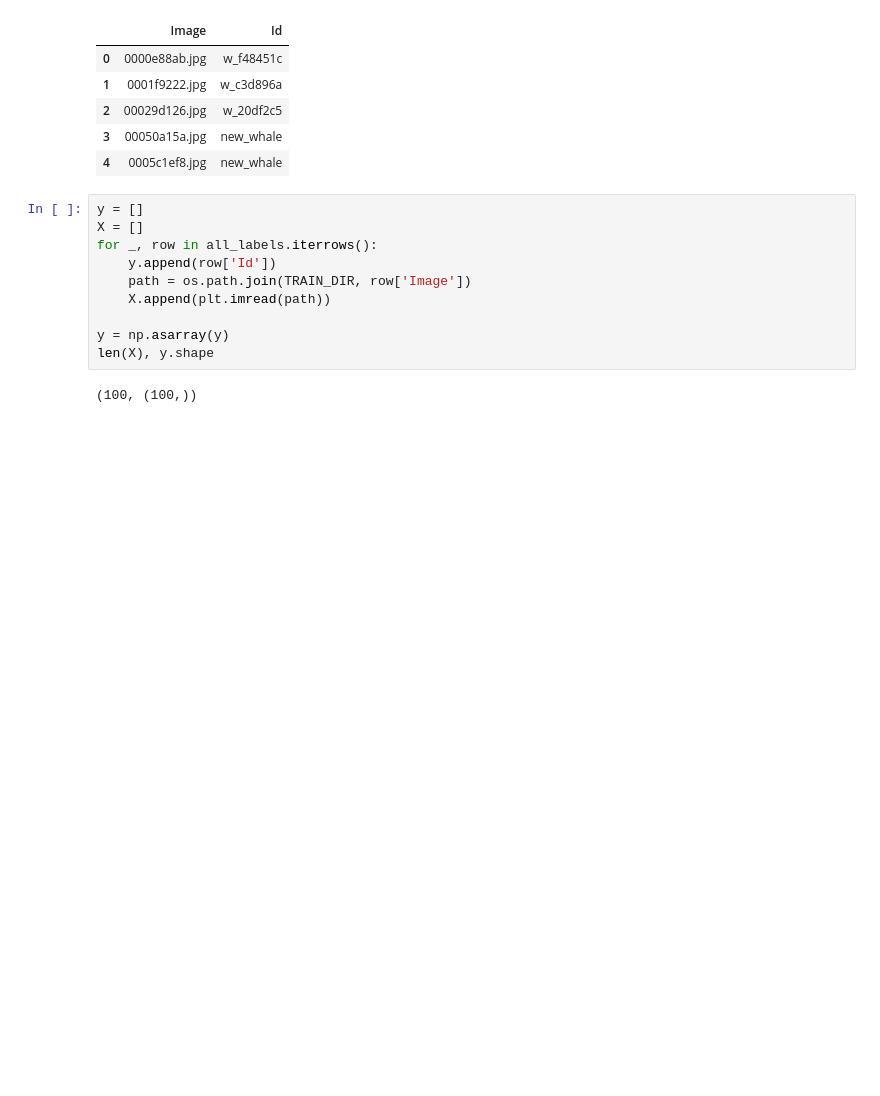
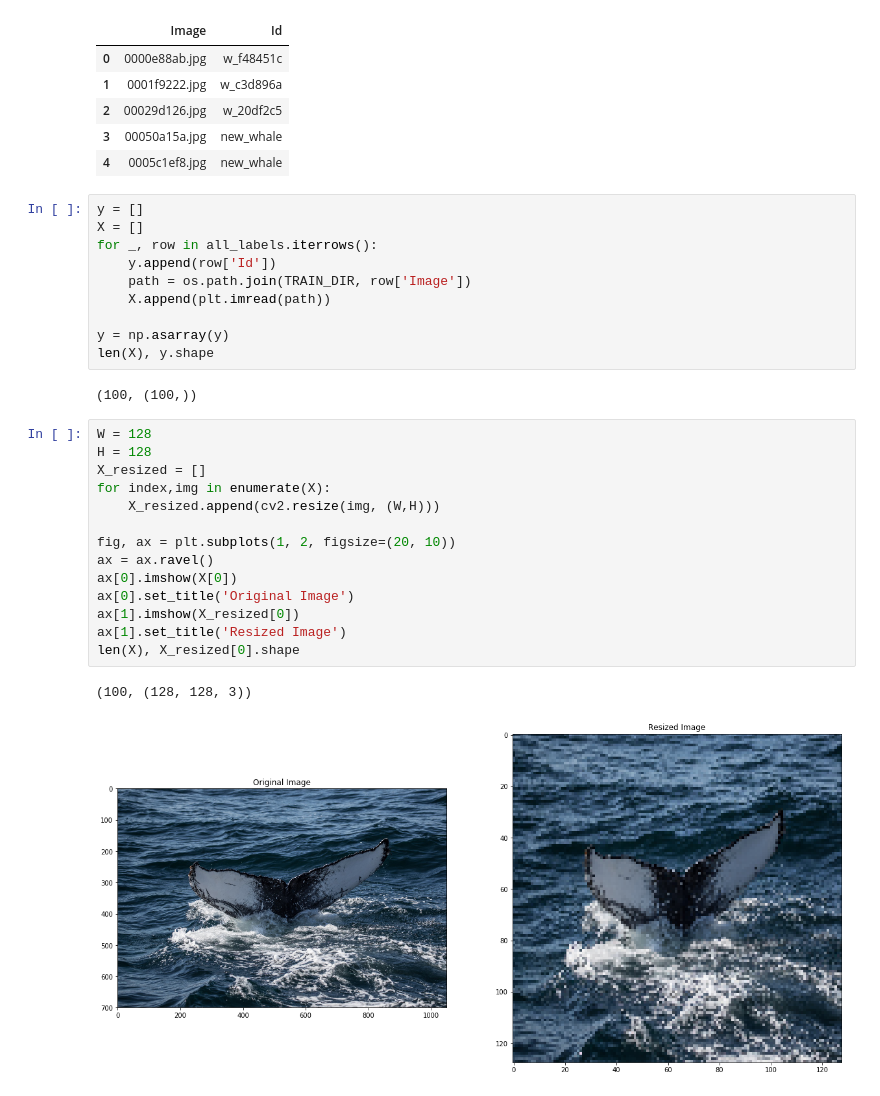
Before and after one commit to AMaini503/Kaggle-Humpback-Whale, a Jupyter notebook: V1.ipynb, the cells around one changed output. Drawn from its saved outputs; the diff is of its cells as text; blank space fills up the shorter version.

Commit message:
Resize,Crop images to same size

```diff
--- a/V1.ipynb
+++ b/V1.ipynb
@@ -35,3 +40,20 @@ y = np.asarray(y)
 len(X), y.shape
 # %% [output]
 (100, (100,))
+# %%
+W = 128
+H = 128
+X_resized = []
+for index,img in enumerate(X):
+    X_resized.append(cv2.resize(img, (W,H)))
+
+fig, ax = plt.subplots(1, 2, figsize=(20, 10))
+ax = ax.ravel()
+ax[0].imshow(X[0])
+ax[0].set_title('Original Image')
+ax[1].imshow(X_resized[0])
+ax[1].set_title('Resized Image')
+len(X), X_resized[0].shape
+# %% [output]
+(100, (128, 128, 3))
+[figure, added]
```
Also changed, not shown: parts of 3 cells of this notebook.
